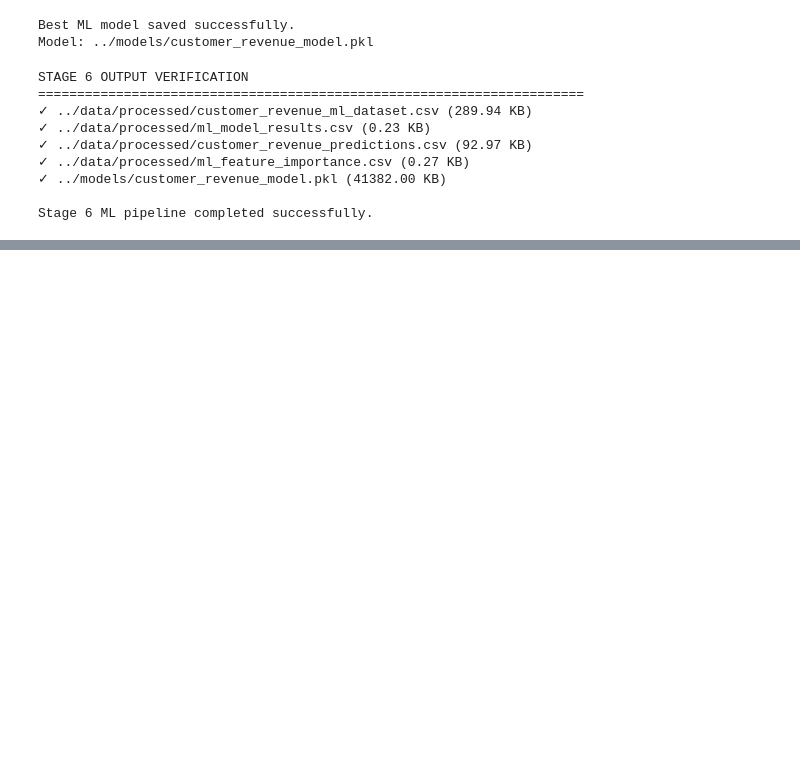
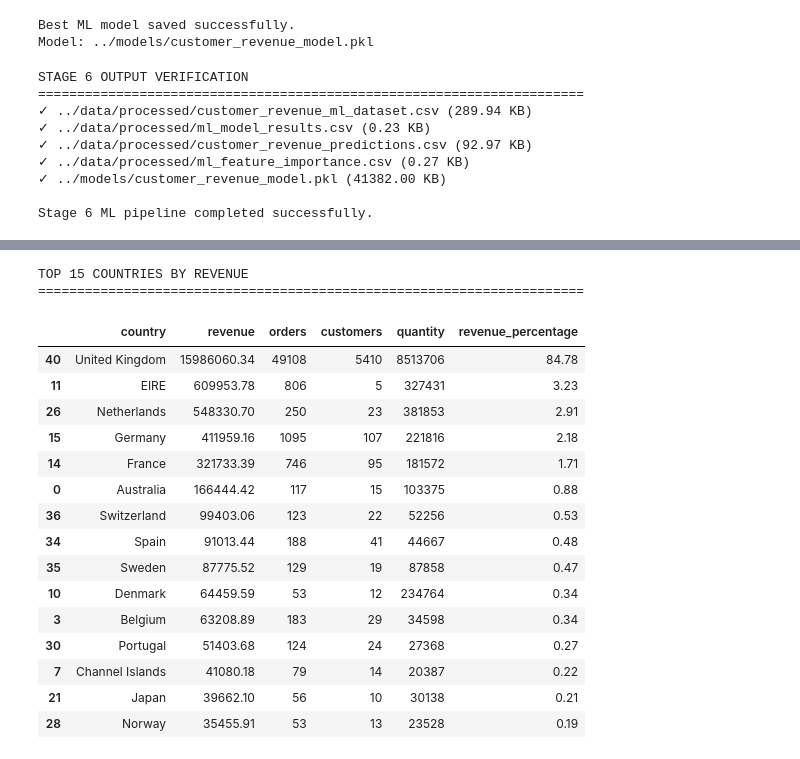
Before and after one commit to AKASHRAUT108/autonomous-data-analyst, a Jupyter notebook: notebooks/03_machine_learning.ipynb, the cells around one changed output, grey strips where cells are left out. Cells and saved outputs as stored; diff of their text form; code cells hidden in the pictures; blank space fills up the shorter version.

```diff
--- a/notebooks/03_machine_learning.ipynb
+++ b/notebooks/03_machine_learning.ipynb
@@ -2455,0 +2786,51 @@ Stage 6 ML pipeline completed successfully.
+# %%
+# 7.6 - COUNTRY PERFORMANCE INSIGHTS
+
+country_performance = (
+    cleaned_df
+    .groupby("country")
+    .agg(
+        revenue=("revenue", "sum"),
+        orders=("invoice", "nunique"),
+        customers=("customer_id", "nunique"),
+        quantity=("quantity", "sum")
+    )
+    .reset_index()
+)
+
+country_performance["revenue_percentage"] = (
+    country_performance["revenue"]
+    / country_performance["revenue"].sum()
+    * 100
+)
+
+country_performance = country_performance.sort_values(
+    "revenue",
+    ascending=False
+)
+
+print("TOP 15 COUNTRIES BY REVENUE")
+print("=" * 70)
+
+display(
+    country_performance.head(15).round(2)
+)
+# %% [output]
+TOP 15 COUNTRIES BY REVENUE
+======================================================================
+|  | country | revenue | orders | customers | quantity | revenue_percentage |
+| 40 | United Kingdom | 15986060.34 | 49108 | 5410 | 8513706 | 84.78 |
+| 11 | EIRE | 609953.78 | 806 | 5 | 327431 | 3.23 |
+| 26 | Netherlands | 548330.70 | 250 | 23 | 381853 | 2.91 |
+| 15 | Germany | 411959.16 | 1095 | 107 | 221816 | 2.18 |
+| 14 | France | 321733.39 | 746 | 95 | 181572 | 1.71 |
+| 0 | Australia | 166444.42 | 117 | 15 | 103375 | 0.88 |
+| 36 | Switzerland | 99403.06 | 123 | 22 | 52256 | 0.53 |
+| 34 | Spain | 91013.44 | 188 | 41 | 44667 | 0.48 |
+| 35 | Sweden | 87775.52 | 129 | 19 | 87858 | 0.47 |
+| 10 | Denmark | 64459.59 | 53 | 12 | 234764 | 0.34 |
+| 3 | Belgium | 63208.89 | 183 | 29 | 34598 | 0.34 |
+| 30 | Portugal | 51403.68 | 124 | 24 | 27368 | 0.27 |
+| 7 | Channel Islands | 41080.18 | 79 | 14 | 20387 | 0.22 |
+| 21 | Japan | 39662.10 | 56 | 10 | 30138 | 0.21 |
+| 28 | Norway | 35455.91 | 53 | 13 | 23528 | 0.19 |
```
Also changed, not shown: parts of 16 cells of this notebook.
